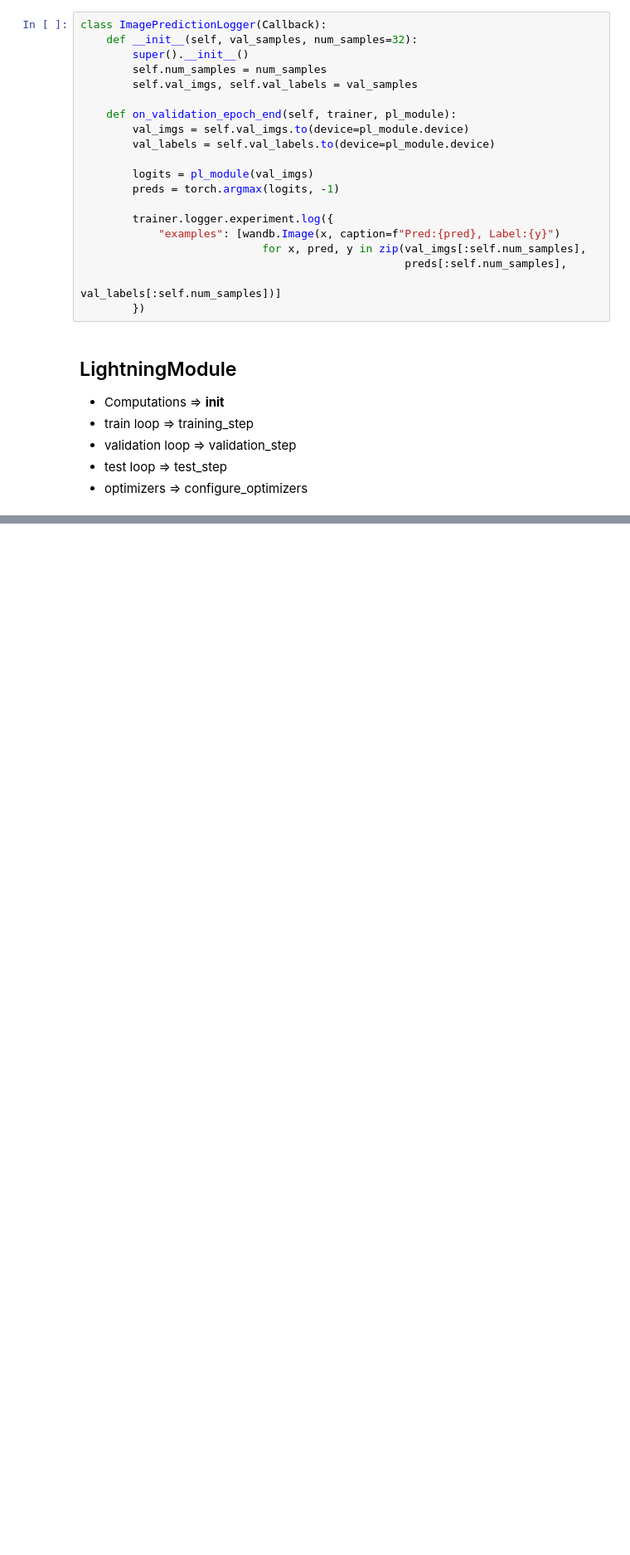
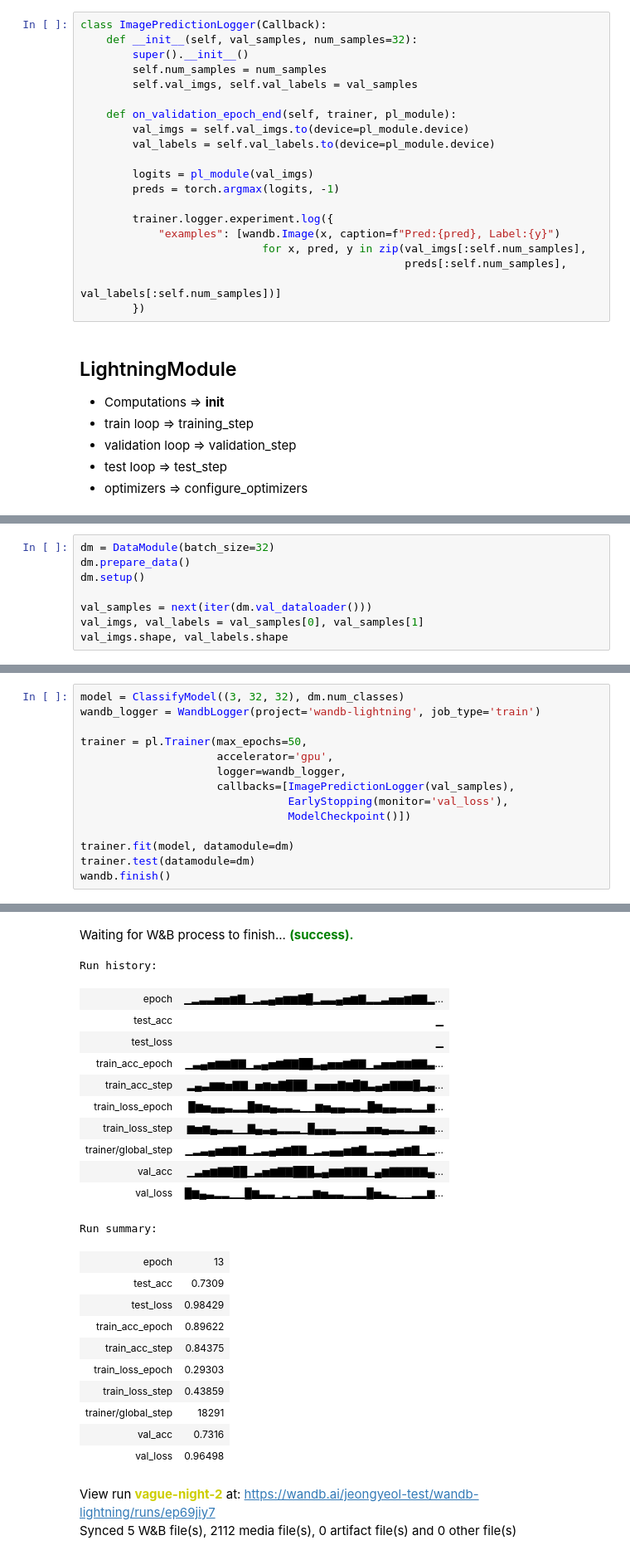
Before and after one commit to sinjy1203/TIL, a Jupyter notebook: FSDL_2022/pytorch-lightning_wandb.ipynb, the cells around one changed output, grey strips where cells are left out. Shown at 83% size. Saved outputs shown, nothing was run; the diff lists cells and outputs as text; blank space fills up the shorter version.

Commit message:
training cifar10 with pytorch-lightning_wandb

```diff
--- a/FSDL_2022/pytorch-lightning_wandb.ipynb
+++ b/FSDL_2022/pytorch-lightning_wandb.ipynb
@@ -113,0 +244,8 @@ class ImagePredictionLogger(Callback):
+# %%
+dm = DataModule(batch_size=32)
+dm.prepare_data()
+dm.setup()
+
+val_samples = next(iter(dm.val_dataloader()))
+val_imgs, val_labels = val_samples[0], val_samples[1]
+val_imgs.shape, val_labels.shape
@@ -113,0 +258,15 @@ class ImagePredictionLogger(Callback):
+# %%
+model = ClassifyModel((3, 32, 32), dm.num_classes)
+wandb_logger = WandbLogger(project='wandb-lightning', job_type='train')
+
+trainer = pl.Trainer(max_epochs=50,
+                     accelerator='gpu',
+                     logger=wandb_logger,
+                     callbacks=[ImagePredictionLogger(val_samples),
+                                EarlyStopping(monitor='val_loss'),
+                                ModelCheckpoint()])
+
+trainer.fit(model, datamodule=dm)
+trainer.test(datamodule=dm)
+wandb.finish()
+# %% [output]
@@ -113,0 +309,25 @@ class ImagePredictionLogger(Callback):
+Waiting for W&B process to finish... (success).
+Run history:
+| epoch | ▁▂▃▃▅▅▆▇▁▂▃▄▅▆▆▇█▂▃▃▄▅▆▇▂▂▃▅▅▆▇▇▂... |
+| test_acc | ▁ |
+| test_loss | ▁ |
+| train_acc_epoch | ▁▃▄▅▆▆▇▇▁▃▄▅▆▇▇██▃▄▅▅▆▇▇▁▃▅▅▆▆▇▇▃... |
+| train_acc_step | ▂▄▃▆▆▅▇▇▁▅▆▅▇███▁▅▅▅▇▆█▇▃▄▅▇▇▇█▃▄... |
+| train_loss_epoch | █▆▅▄▄▃▂▂█▆▅▄▃▃▂▁▁▆▅▄▄▃▃▂█▆▄▄▃▃▂▂▆... |
+| train_loss_step | ▆▅▆▄▃▃▁▁▇▄▃▄▂▂▂▁█▄▄▄▂▂▂▂▅▅▄▃▃▂▂▆▅... |
+| trainer/global_step | ▁▂▃▄▅▆▆▇▁▂▃▄▅▆▇▇▁▂▃▄▄▅▆▇▂▃▃▄▅▆▇▁▂... |
+| val_acc | ▁▃▅▆▇▇██▁▃▅▆▇▇███▃▄▆▆▇▇▇▁▄▆▇▇▇▇▇▄... |
+| val_loss | █▆▄▃▂▂▁▁█▆▃▃▁▂▁▂▂▆▅▃▃▂▂▂█▅▃▂▁▁▂▂▆... |
+Run summary:
+| epoch | 13 |
+| test_acc | 0.7309 |
+| test_loss | 0.98429 |
+| train_acc_epoch | 0.89622 |
+| train_acc_step | 0.84375 |
+| train_loss_epoch | 0.29303 |
+| train_loss_step | 0.43859 |
+| trainer/global_step | 18291 |
+| val_acc | 0.7316 |
+| val_loss | 0.96498 |
+View run vague-night-2 at: https://wandb.ai/jeongyeol-test/wandb-lightning/runs/ep69jiy7
+Synced 5 W&B file(s), 2112 media file(s), 0 artifact file(s) and 0 other file(s)
```
Also changed, not shown: parts of 13 cells of this notebook, 1 other file.
